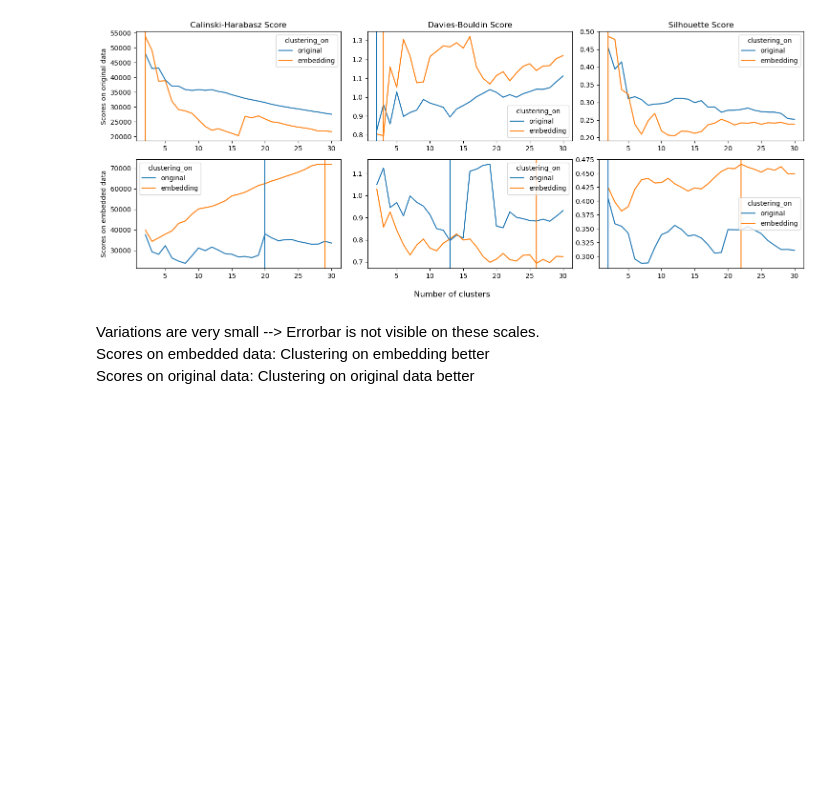
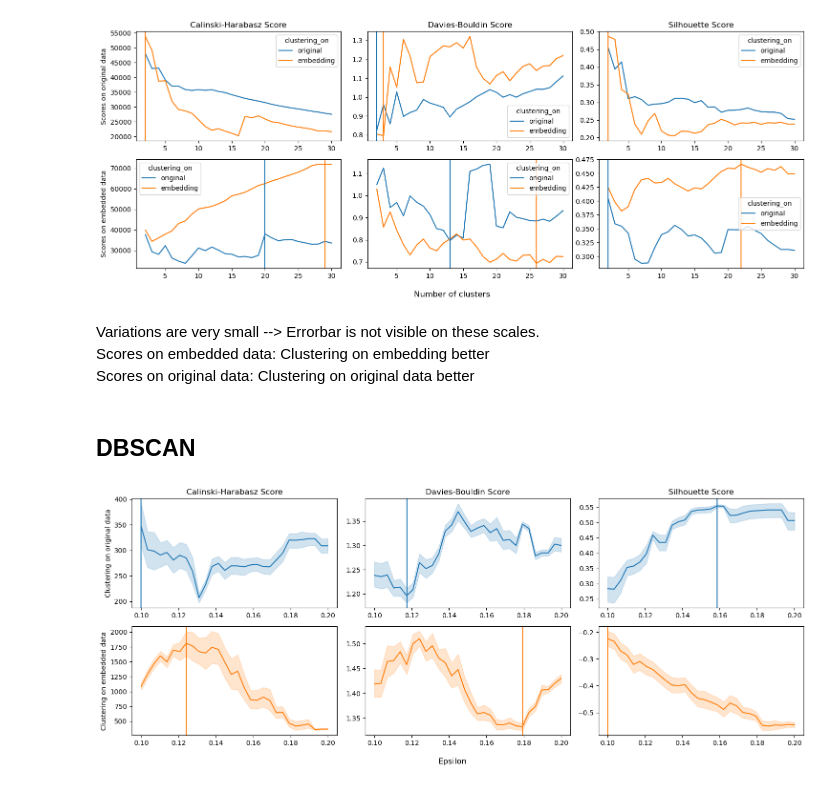
Before and after one commit to y-jenniges/ocean_cluster_validation, a Jupyter notebook: score_visualization.ipynb, the cells around one changed output. Cells and saved outputs as stored; diff of their text form; code cells hidden in the pictures; blank space fills up the shorter version.

```diff
--- a/score_visualization.ipynb
+++ b/score_visualization.ipynb
@@ -146,7 +146,7 @@ def plot_small_score_matrix(df, x):
 # load data
 df_kmeans = pd.read_csv(f"output/kmeans_scores.csv")
 df_ward = pd.read_csv(f"output/ward_scores.csv")
-#df_dbscan = pd.read_csv(f"output/dbscan_scores.csv")
+df_dbscan = pd.read_csv(f"output/dbscan_scores.csv")
 # %%
 # plot_all_scores(df[(df["clustering_on"] == "embedding") & (df["scores_on"] == "embedding")],
 #                 x="n_clusters", algorithm="kmeans", suffix=None)
@@ -177,4 +181,12 @@ plt.show()
 Variations are very small --> Errorbar is not visible on these scales. <br>
 Scores on embedded data: Clustering on embedding better <br>
 Scores on original data: Clustering on original data better
+# %% [markdown]
+## DBSCAN
+# %%
+plot_small_score_matrix(df_dbscan, x="eps")
+plt.savefig("output/dbscan/small_score_matrix_eps.png")
+plt.show()
+# %% [output]
+[figure, added]
 # %%
```
Also changed, not shown: parts of 7 cells of this notebook, 2 other files.
